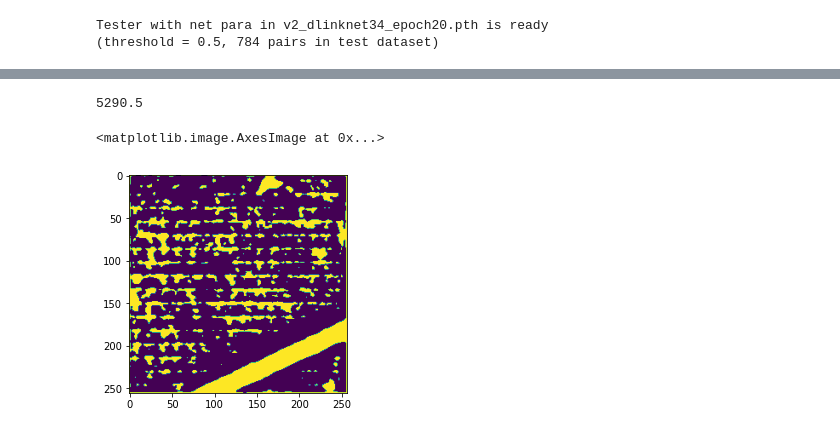
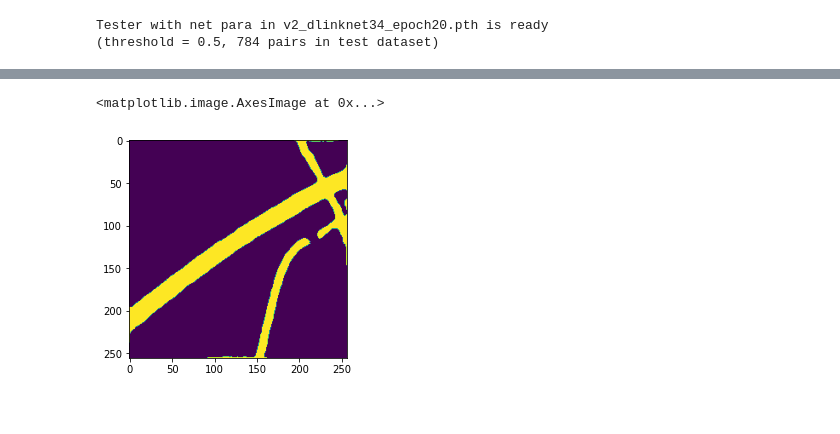
Before and after one commit to Ryanna-github/road-extraction, a Jupyter notebook: 2021-03-10_improve_results.ipynb, the cells around one changed output, grey strips where cells are left out. Drawn from its saved outputs; the diff is of its cells as text; code cells hidden in the pictures.

```diff
--- a/2021-03-10_improve_results.ipynb
+++ b/2021-03-10_improve_results.ipynb
@@ -48,3 +52,0 @@ plt.imshow(t[0:50,0:50,:])
-# %%
-tmp = t[:,:,0]
-np.array(tmp)*255
@@ -59,2 +53,3 @@ array([[255., 255., 255., ..., 255., 255., 255.],
 # %%
-ret, img = cv2.threshold(np.array(tmp), 0.5, 255, cv2.THRESH_BINARY)
+ret, img = cv2.threshold(np.array(tmp[:,:,0]), 0.5, 255, cv2.THRESH_BINARY) # 二值化
+contours, _ = cv2.findContours(img.astype('uint8'), cv2.RETR_TREE, cv2.CHAIN_APPROX_SIMPLE)
@@ -71,5 +63,5 @@ cv_contours = []
 for contour in tqdm(contours):
     area = cv2.contourArea(contour)
     areas.append(area)
-    if area <= 4000:
+    if area <= 1000:
         cv_contours.append(contour)
@@ -82,9 +72,6 @@ len(cv_contours)
-# %%
-max(areas)
-# %% [output]
-5290.5
-# %%
-plt.imshow(img2)
-# %% [output]
-<matplotlib.image.AxesImage at 0x...>
-[figure, removed]
+# %%
+cv2.fillPoly(img, cv_contours, (0, 0, 0))
+plt.imshow(img)
+# %% [output]
+<matplotlib.image.AxesImage at 0x...>
+[figure, added]
```
Also changed, not shown: parts of 10 cells of this notebook, 5 other files.
